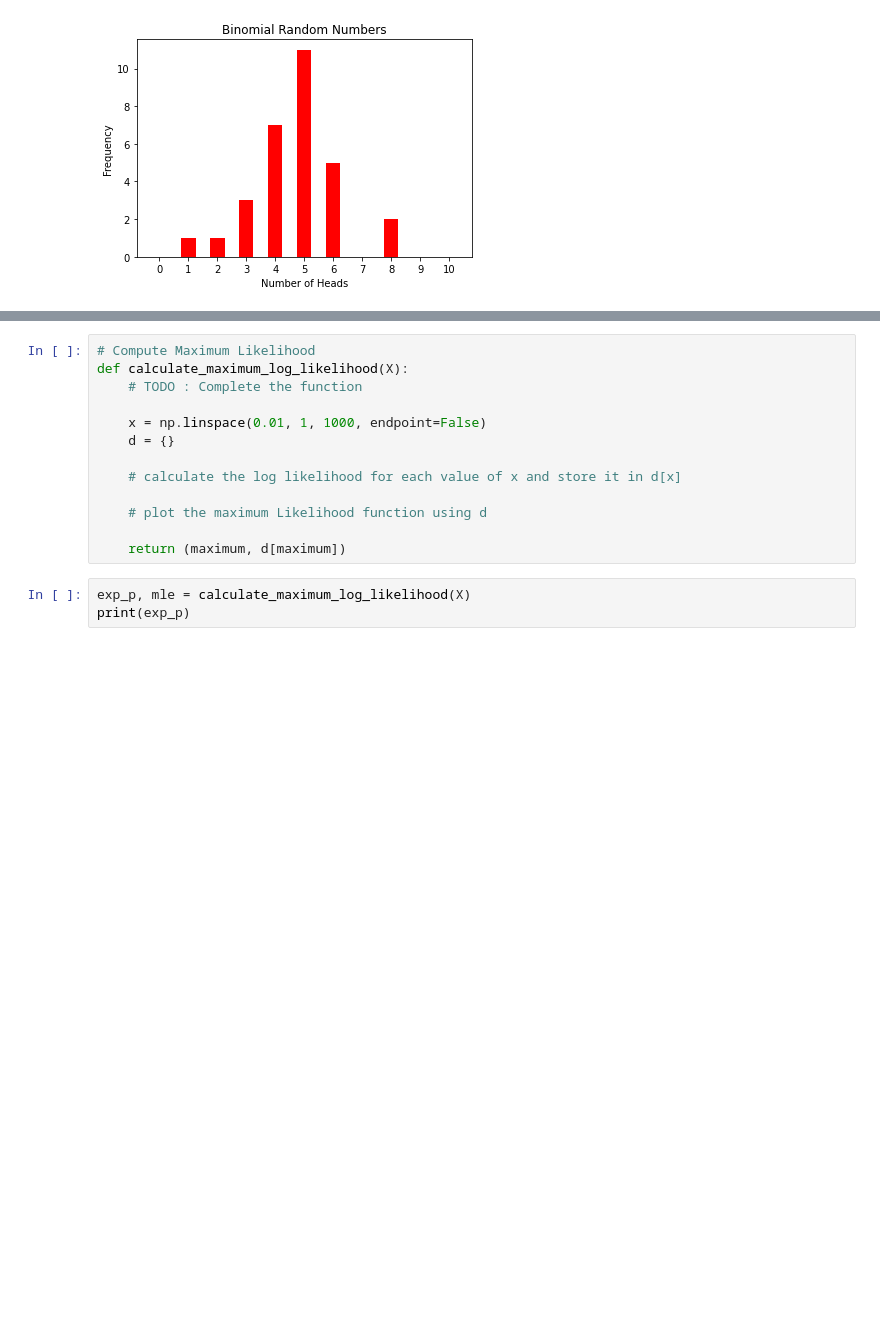
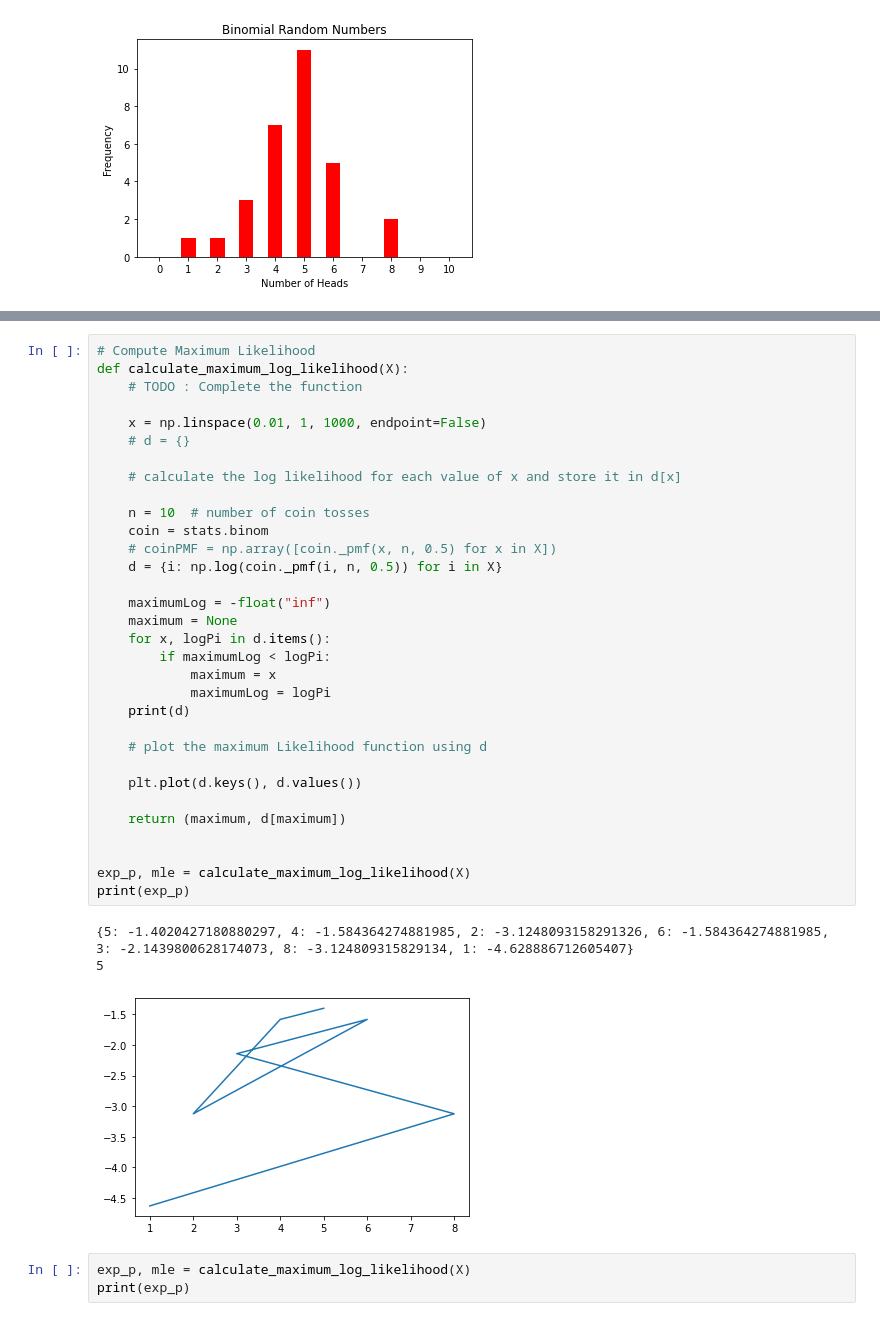
Before and after one commit to mj06879/Probability-and-Statistics-Projects, a Jupyter notebook: 2/Project_2_Student Version.ipynb, the cells around one changed output, grey strips where cells are left out. Saved outputs shown, nothing was run; the diff lists cells and outputs as text; blank space fills up the shorter version.

```diff
--- a/2/Project_2_Student Version.ipynb
+++ b/2/Project_2_Student Version.ipynb
@@ -259,16 +283,39 @@ def calculate_log_likelihood(p, X):
 # %%
 # Compute Maximum Likelihood
 def calculate_maximum_log_likelihood(X):
     # TODO : Complete the function
 
     x = np.linspace(0.01, 1, 1000, endpoint=False)
-    d = {}
+    # d = {}
 
     # calculate the log likelihood for each value of x and store it in d[x]
 
+    n = 10  # number of coin tosses
+    coin = stats.binom
+    # coinPMF = np.array([coin._pmf(x, n, 0.5) for x in X])
+    d = {i: np.log(coin._pmf(i, n, 0.5)) for i in X}
+
+    maximumLog = -float("inf")
+    maximum = None
+    for x, logPi in d.items():
+        if maximumLog < logPi:
+            maximum = x
+            maximumLog = logPi
+    print(d)
+
     # plot the maximum Likelihood function using d
 
+    plt.plot(d.keys(), d.values())
+
     return (maximum, d[maximum])
+
+
+exp_p, mle = calculate_maximum_log_likelihood(X)
+print(exp_p)
+# %% [output]
+{5: -1.4020427180880297, 4: -1.584364274881985, 2: -3.1248093158291326, 6: -1.584364274881985, 3: -2.1439800628174073, 8: -3.124809315829134, 1: -4.628886712605407}
+5
+[figure, added]
 # %%
 exp_p, mle = calculate_maximum_log_likelihood(X)
 print(exp_p)
```
Also changed, not shown: parts of 13 cells of this notebook.
